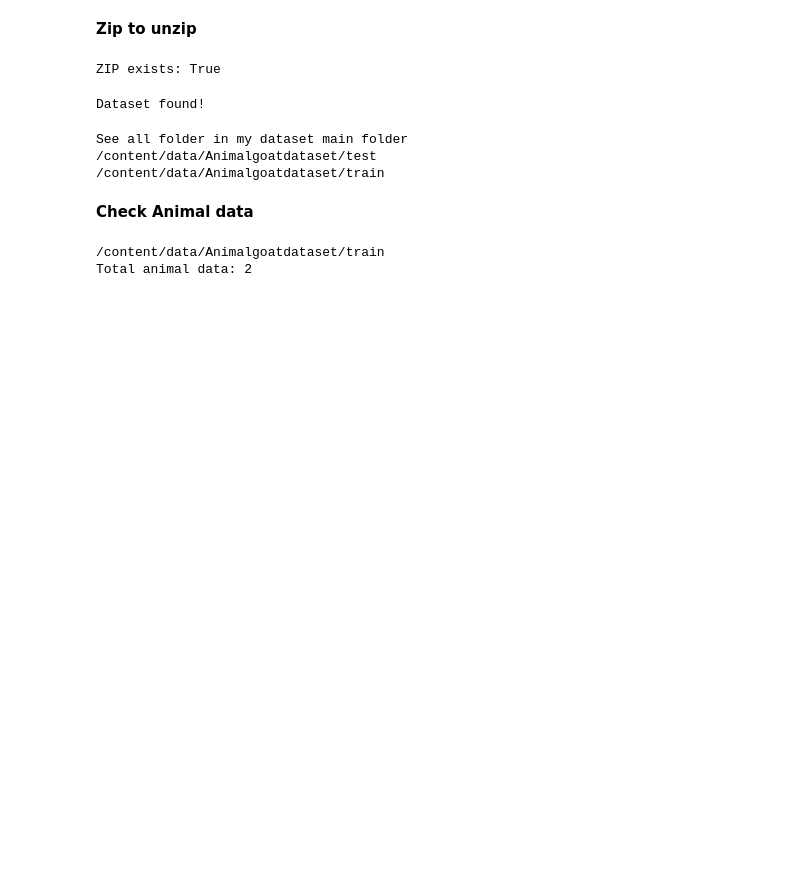
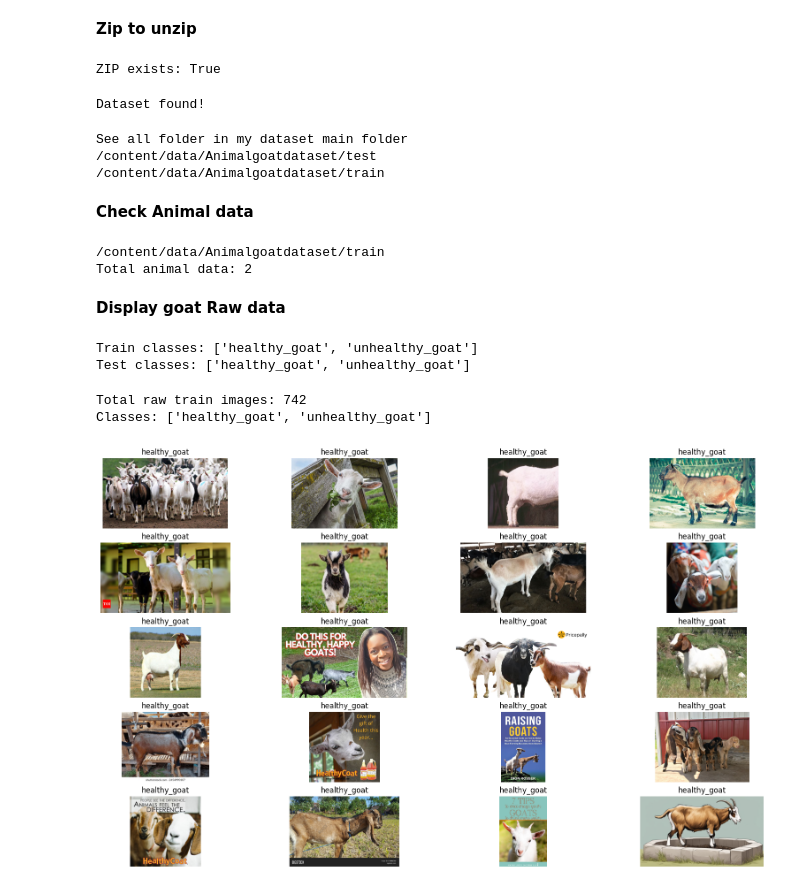
Before and after one commit to HRashidLiaquat/lessons-learned, a Jupyter notebook: Animal.ipynb, the cells around one changed output. Cells and saved outputs as stored; diff of their text form; code cells hidden in the pictures; blank space fills up the shorter version.

Commit message:
Show animal some raw data

```diff
--- a/Animal.ipynb
+++ b/Animal.ipynb
@@ -87,3 +88,42 @@ print(f"Total animal data: {num_classes}")
 # %% [output]
 /content/data/Animalgoatdataset/train
 Total animal data: 2
+# %% [markdown]
+**Display goat Raw data**
+# %%
+dataset_path = Path('/content/data/Animalgoatdataset')
+
+train_path = dataset_path / 'train'
+test_path = dataset_path / 'test'
+
+print("Train classes:", [f.name for f in train_path.iterdir() if f.is_dir()])
+print("Test classes:", [f.name for f in test_path.iterdir() if f.is_dir()])
+# %% [output]
+Train classes: ['healthy_goat', 'unhealthy_goat']
+Test classes: ['healthy_goat', 'unhealthy_goat']
+# %%
+from torchvision import datasets
+
+raw_train_dataset = datasets.ImageFolder(
+    train_path,
+    transform=None
+)
+
+print("Total raw train images:", len(raw_train_dataset))
+print("Classes:", raw_train_dataset.classes)
+# %% [output]
+Total raw train images: 742
+Classes: ['healthy_goat', 'unhealthy_goat']
+# %%
+plt.figure(figsize=(20,12))
+
+for i in range(20):
+    img, label = raw_train_dataset[i]
+    plt.subplot(5, 4, i+1)
+    plt.imshow(img)
+    plt.title(raw_train_dataset.classes[label])
+    plt.axis("off")
+
+plt.show()
+# %% [output]
+[figure, added]
```
Also changed, not shown: parts of 1 cell of this notebook.
